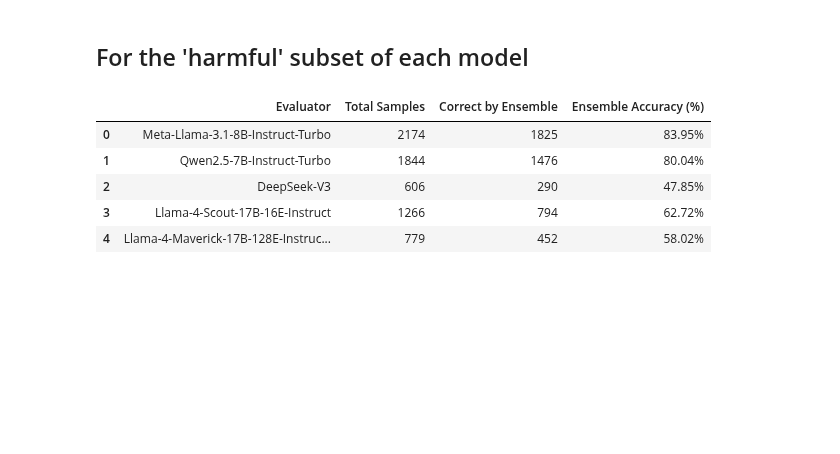
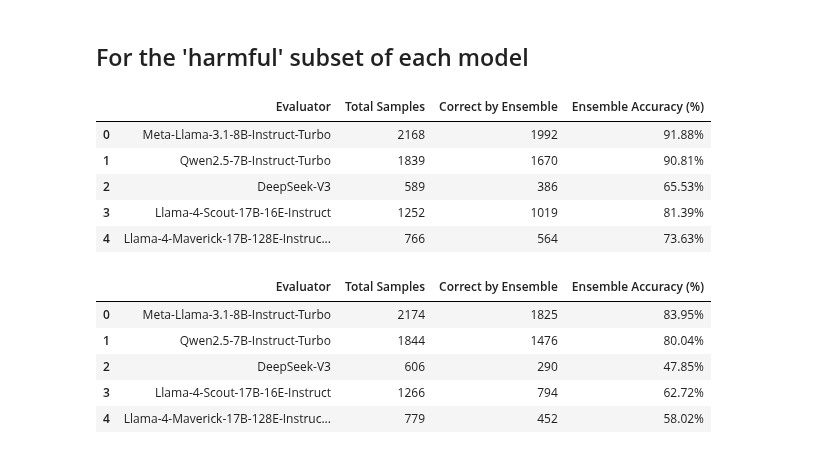
Before and after one commit to Taslim-M/self_recognition, a Jupyter notebook: analysis_quality.ipynb, the cells around one changed output. Cells and saved outputs as stored; diff of their text form; code cells hidden in the pictures; blank space fills up the shorter version.

```diff
--- a/analysis_quality.ipynb
+++ b/analysis_quality.ipynb
@@ -6124 +6761,20 @@ pref_results_third_party_eval_original_harmful[-1222]
+# %%
+def classify_judge_vote(forward, backward, judge_type):
+    pair = (forward, backward)
+    if judge_type == 1:
+        if pair == ("2", "1"):
+            return "correct"
+        elif pair == ("1", "2"):
+            return "incorrect"
+    elif judge_type == 2:
+        if pair == ("1", "2"):
+            return "correct"
+        elif pair == ("2", "1"):
+            return "incorrect"
+    elif judge_type == 3:
+        if pair == ("2", "1"):
+            return "correct"
+        elif pair == ("1", "2"):
+            return "incorrect"
+    return "tie"
 # %%
@@ -6258,6 +6876,64 @@ correct_ensemble, total_records, f"{ensemble_accuracy:.2f}%"
 # %%
 with open('.\quality\self_pref_quality.json', 'r') as file:
     self_pref_quality = json.load(file)
+# %%
+# Build ensemble lookup using just the pid
+ensemble_lookup_by_pid = {r['pid']: r for r in ensemble_results}
+
+# Initialize tracking
+evaluator_ensemble_stats = defaultdict(lambda: {"correct": 0, "total": 0})
+
+# Function to compute ensemble correctness using majority of non-tie votes
+def majority_vote_is_correct(ensemble_rec):
+    votes = []
+    if ensemble_rec.get("judge_1_vote") in ["correct", "incorrect"]:
+        votes.append(ensemble_rec["judge_1_vote"])
+    if ensemble_rec.get("judge_2_vote") in ["correct", "incorrect"]:
+        votes.append(ensemble_rec["judge_2_vote"])
+    if "judge_3_votes" in ensemble_rec:
+        votes.extend([v for v in ensemble_rec["judge_3_votes"] if v in ["correct", "incorrect"]])
+
+    if not votes:
+        return None  # skip this record
+
+    return votes.count("correct") > votes.count("incorrect")
+
+# Process each record in self_pref_quality
+for rec in self_pref_quality:
+    evaluator = rec['evaluator']
+    pid = rec['pid']
+
+    ensemble_rec = ensemble_lookup_by_pid.get(pid)
+    if not ensemble_rec:
+        continue
+
+    result = majority_vote_is_correct(ensemble_rec)
+    if result is None:
+        continue
+
+    evaluator_ensemble_stats[evaluator]["total"] += 1
+    if result:
+        evaluator_ensemble_stats[evaluator]["correct"] += 1
+
+# Format results into DataFrame
+ensemble_accuracy_per_evaluator = pd.DataFrame([
+    {
+        "Evaluator": evaluator,
+        "Total Samples": stats["total"],
+        "Correct by Ensemble": stats["correct"],
+        "Ensemble Accuracy (%)": f"{(stats['correct'] / stats['total'] * 100):.2f}%" if stats["total"] > 0 else "N/A"
+    }
+    for evaluator, stats in evaluator_ensemble_stats.items()
+])
+
+ensemble_accuracy_per_evaluator
+# %% [output]
+|  | Evaluator | Total Samples | Correct by Ensemble | Ensemble Accuracy (%) |
+| 0 | Meta-Llama-3.1-8B-Instruct-Turbo | 2168 | 1992 | 91.88% |
+| 1 | Qwen2.5-7B-Instruct-Turbo | 1839 | 1670 | 90.81% |
+| 2 | DeepSeek-V3 | 589 | 386 | 65.53% |
+| 3 | Llama-4-Scout-17B-16E-Instruct | 1252 | 1019 | 81.39% |
+| 4 | Llama-4-Maverick-17B-128E-Instruc... | 766 | 564 | 73.63% |
 # %%
 # Group records by evaluator from self_pref_quality
 from collections import defaultdict
```
Also changed, not shown: parts of 48 cells of this notebook, 10 other files.
